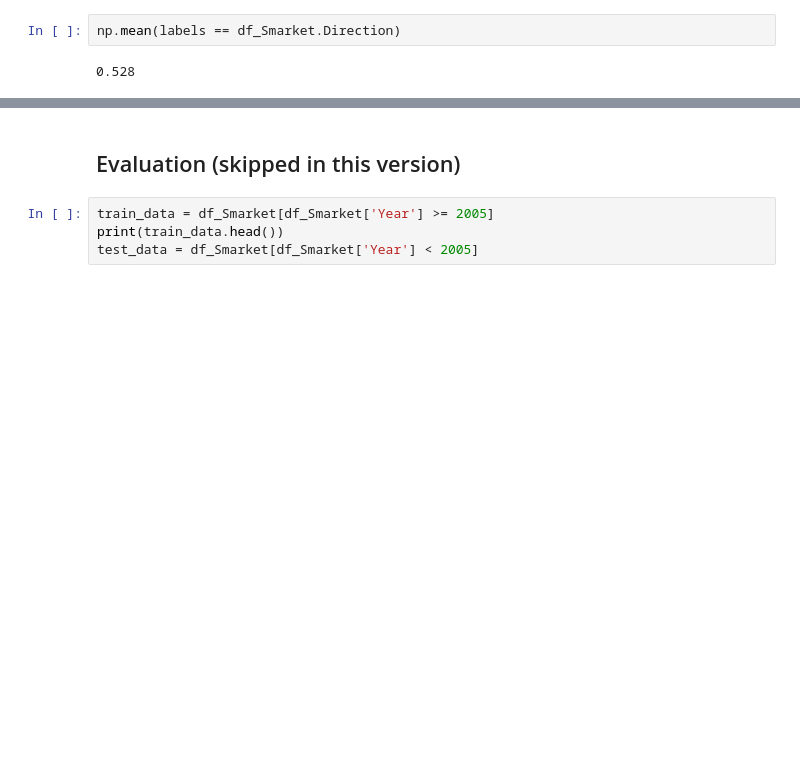
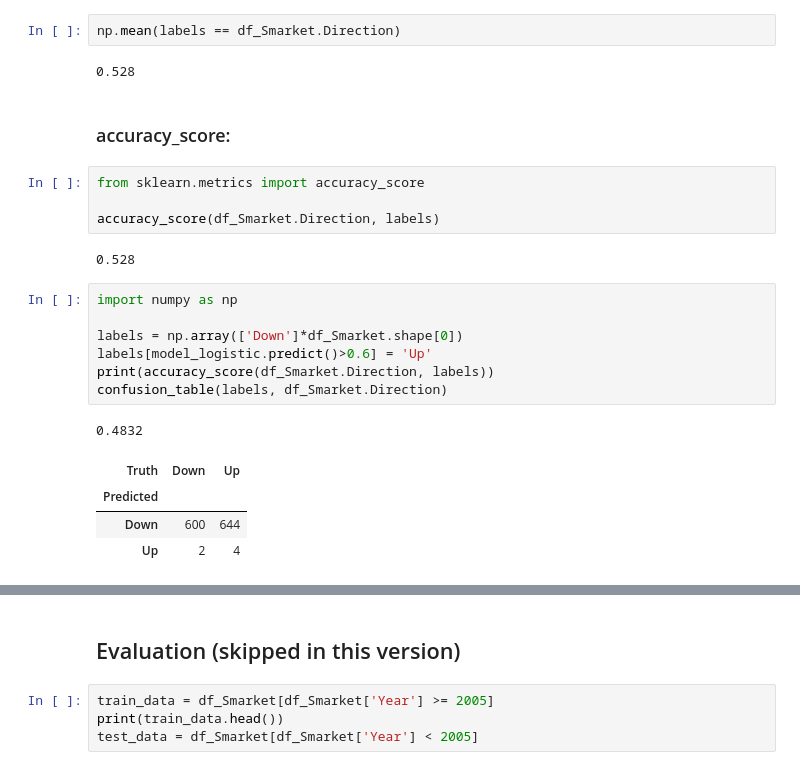
Before and after one commit to fedscornell/AAE722MachineLearning, a Jupyter notebook: Lab5_PartI.ipynb, the cells around one changed output, grey strips where cells are left out. Saved outputs shown, nothing was run; the diff lists cells and outputs as text; blank space fills up the shorter version.

```diff
--- a/Lab5_PartI.ipynb
+++ b/Lab5_PartI.ipynb
@@ -103,3 +103,24 @@ confusion_table(labels, df_Smarket.Direction)
 np.mean(labels == df_Smarket.Direction)
 # %% [output]
 0.528
+# %% [markdown]
+### accuracy_score:
+# %%
+from sklearn.metrics import accuracy_score
+
+accuracy_score(df_Smarket.Direction, labels)
+# %% [output]
+0.528
+# %%
+import numpy as np
+
+labels = np.array(['Down']*df_Smarket.shape[0])
+labels[model_logistic.predict()>0.6] = 'Up'
+print(accuracy_score(df_Smarket.Direction, labels))
+confusion_table(labels, df_Smarket.Direction)
+# %% [output]
+0.4832
+| Truth | Down | Up |
+| Predicted |  |  |
+| Down | 600 | 644 |
+| Up | 2 | 4 |
```
Also changed, not shown: parts of 20 cells of this notebook, 1 other file.
